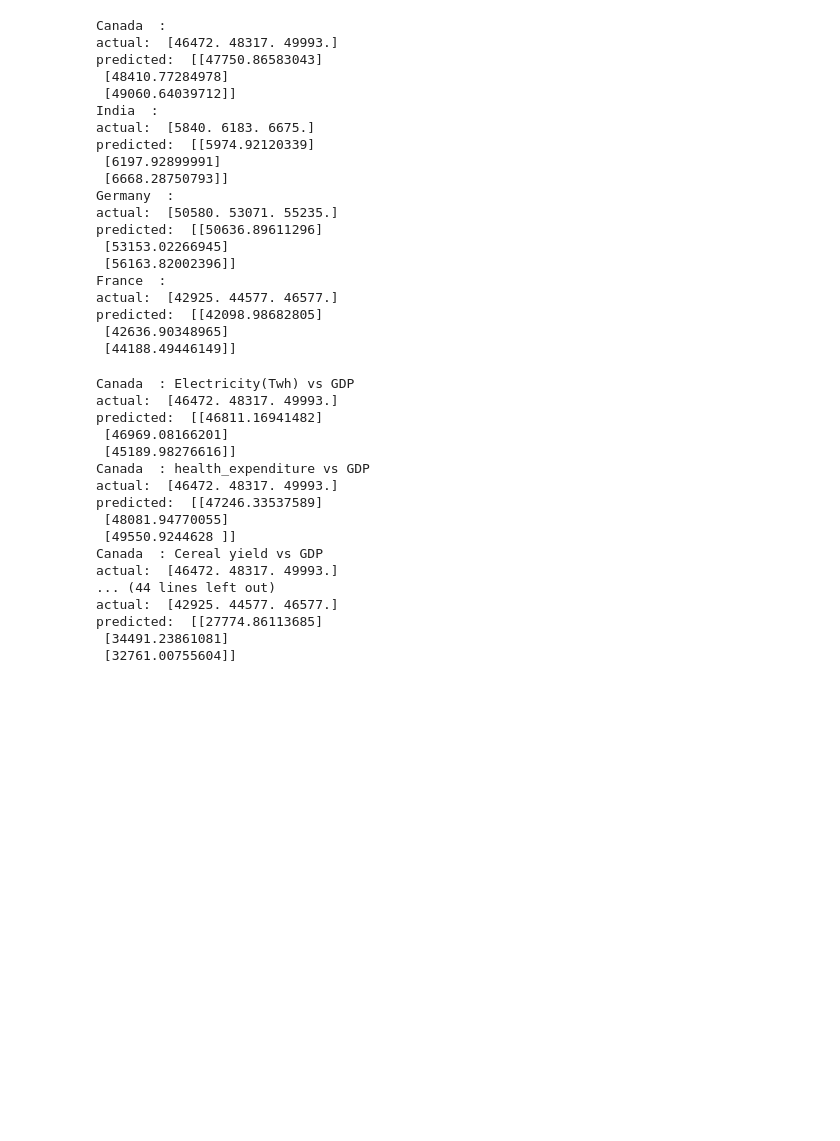
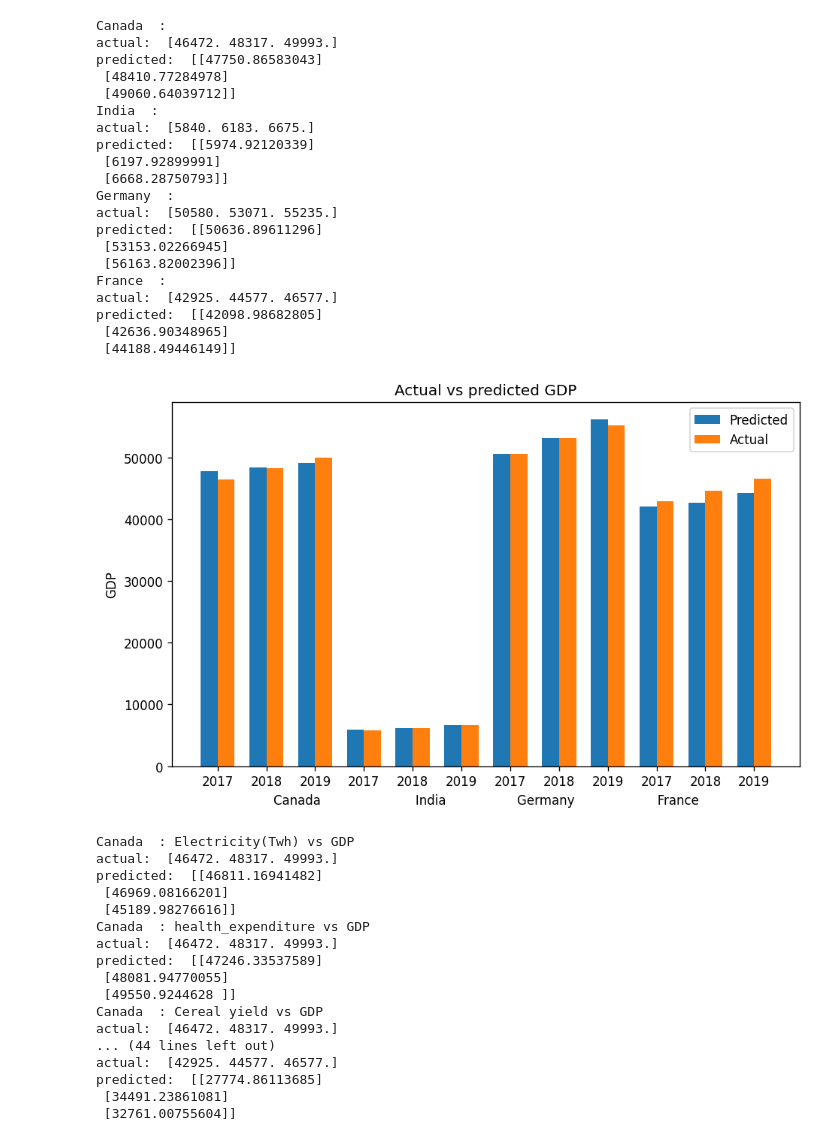
Before and after one commit to NeerajG03/Economic-Growth-Versus-Factors-expenditure-consumption-and-production, a Jupyter notebook: FinalAnalysis/finale - shithead.ipynb, the cells around one changed output. Drawn from its saved outputs; the diff is of its cells as text; code cells hidden in the pictures; blank space fills up the shorter version.

```diff
--- a/FinalAnalysis/finale - shithead.ipynb
+++ b/FinalAnalysis/finale - shithead.ipynb
@@ -68,6 +68,7 @@ RMSE:  41.428653530296316
 # multiple linear regression
 from sklearn import linear_model
 
+predict =[]
 for each in country:
     x = xtrain.loc[(data['Entity'] == each),['Electricity(TWh)','health_expenditure','Cereal yield']]
     xtest_new = xtest.loc[(data['Entity'] == each),['Electricity(TWh)','health_expenditure','Cereal yield']]
@@ -79,6 +80,7 @@ for each in country:
     print(each, " :")
     print("actual: ",ytest_new)
     print("predicted: ",reg.predict(xtest_new))
+    predict.append(reg.predict(xtest_new))
 # %% [output]
 Canada  :
 actual:  [46472. 48317. 49993.]
@@ -100,6 +102,40 @@ actual:  [42925. 44577. 46577.]
 predicted:  [[42098.98682805]
  [42636.90348965]
  [44188.49446149]]
+# %%
+import seaborn as sns
+from itertools import chain
+flatten_list = list(chain.from_iterable(predict))
+flatten_list = list(chain.from_iterable(flatten_list ))
+ynew =[]
+for each in country:
+    ytest_new = ytest.loc[(data['Entity'] == each),['GDP']].to_numpy().flatten()
+    ynew.append(ytest_new)
+ynew =list(chain.from_iterable(ynew))
+
+labels = ['2017', '2018', '2019','2017', '2018', '2019','2017', '2018', '2019','2017', '2018', '2019',]
+x = np.arange(len(labels))  # the label locations
+width = 0.35  # the width of the bars
+
+fig, ax = plt.subplots()
+rects1 = ax.bar(x - width/2, flatten_list, width, label='Predicted')
+rects2 = ax.bar(x + width/2, ynew, width, label='Actual')
+
+# Add some text for labels, title and custom x-axis tick labels, etc.
+ax.set_ylabel('GDP')
+ax.set_xlabel('Canada                        India                  Germany                     France')
+
+ax.set_title('Actual vs predicted GDP')
+ax.set_xticks(x, labels)
+ax.legend()
+
+# ax.bar_label(rects1, padding=8)
+# ax.bar_label(rects2, padding=15)
+
+fig.tight_layout()
+plt.show()
+# %% [output]
+[figure, added]
 # %%
 # SLR model prediction
 import statsmodels.api as sm
```
Also changed, not shown: parts of 3 cells of this notebook, 1 other file.
